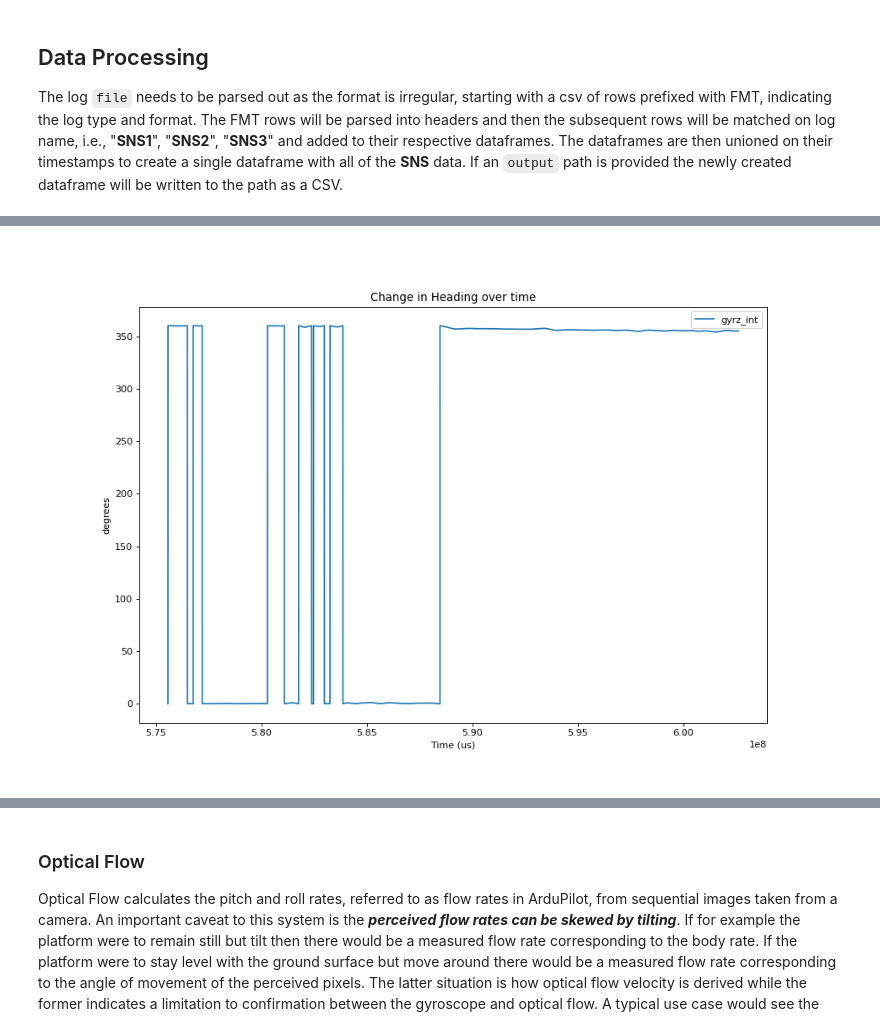
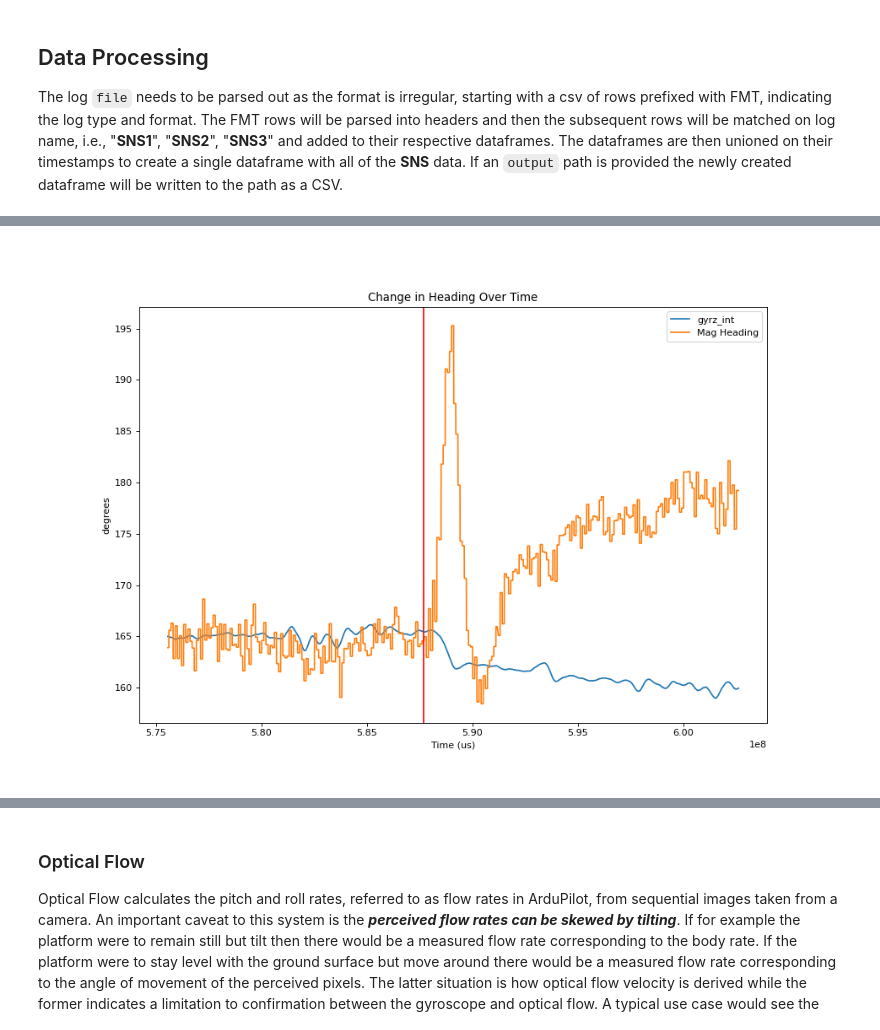
Before and after one commit to BaileySri/Practical-Software-Defense-for-GPS-Spoofing-on-a-Hobby-UAV-Offline, a Jupyter notebook: notebooks/0.1-bks-attack-idle.ipynb, the cells around one changed output, grey strips where cells are left out. Cells and saved outputs as stored; diff of their text form; code cells hidden in the pictures.

Commit message:
Heading confirmation with Attack Notebook

```diff
--- a/notebooks/0.1-bks-attack-idle.ipynb
+++ b/notebooks/0.1-bks-attack-idle.ipynb
@@ -116,8 +72,10 @@ The signal we are seeing, _gyrz_, represents the change in the yaw. The expectat
 # %%
-from confirmation.process import trap_integrate
+from confirmation.process import trap_integrate, mag_to_heading
+from confirmation.visualize import simple_time_plot
 from math import degrees
 
+mag_heading = mag_to_heading(df.magz, df.magy, df.magx)
 gyr_heading = trap_integrate(df.cUS / 1000000, df.gyrz).apply(degrees).cumsum() % 360
-simple_time_plot(df.TimeUS[1:], gyr_heading, ['us', 'degrees'], title="Change in Heading over time")
+simple_time_plot(df.TimeUS[1:], [(gyr_heading-195) % 360, (mag_heading[1:]-180) % 360], ['us', 'degrees'], title="Change in Heading Over Time", atk=587680045)
 # %% [output]
-[figure, old version]
+[figure, new version]
```
Also changed, not shown: parts of 21 cells of this notebook, 4 other files.
